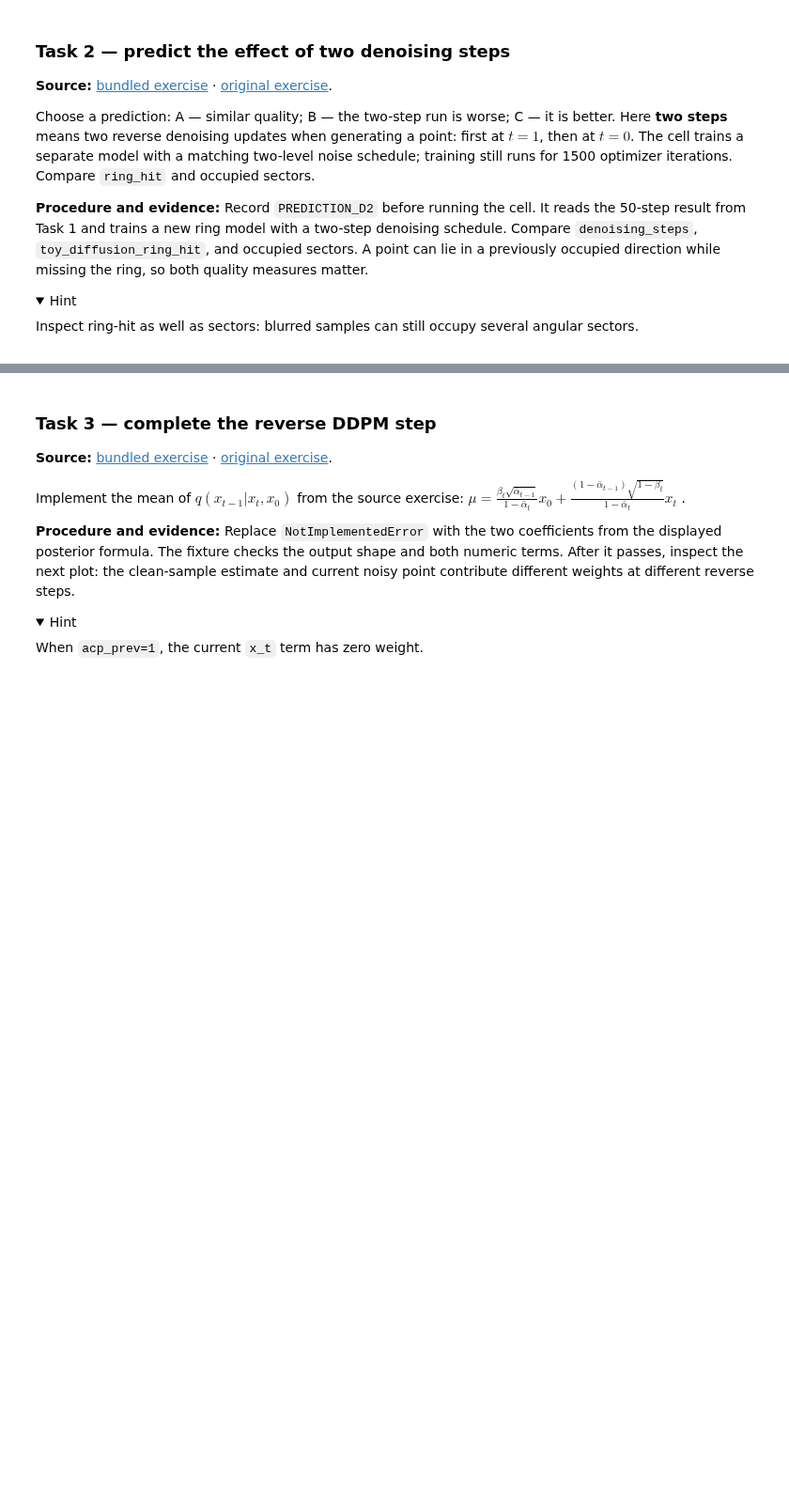
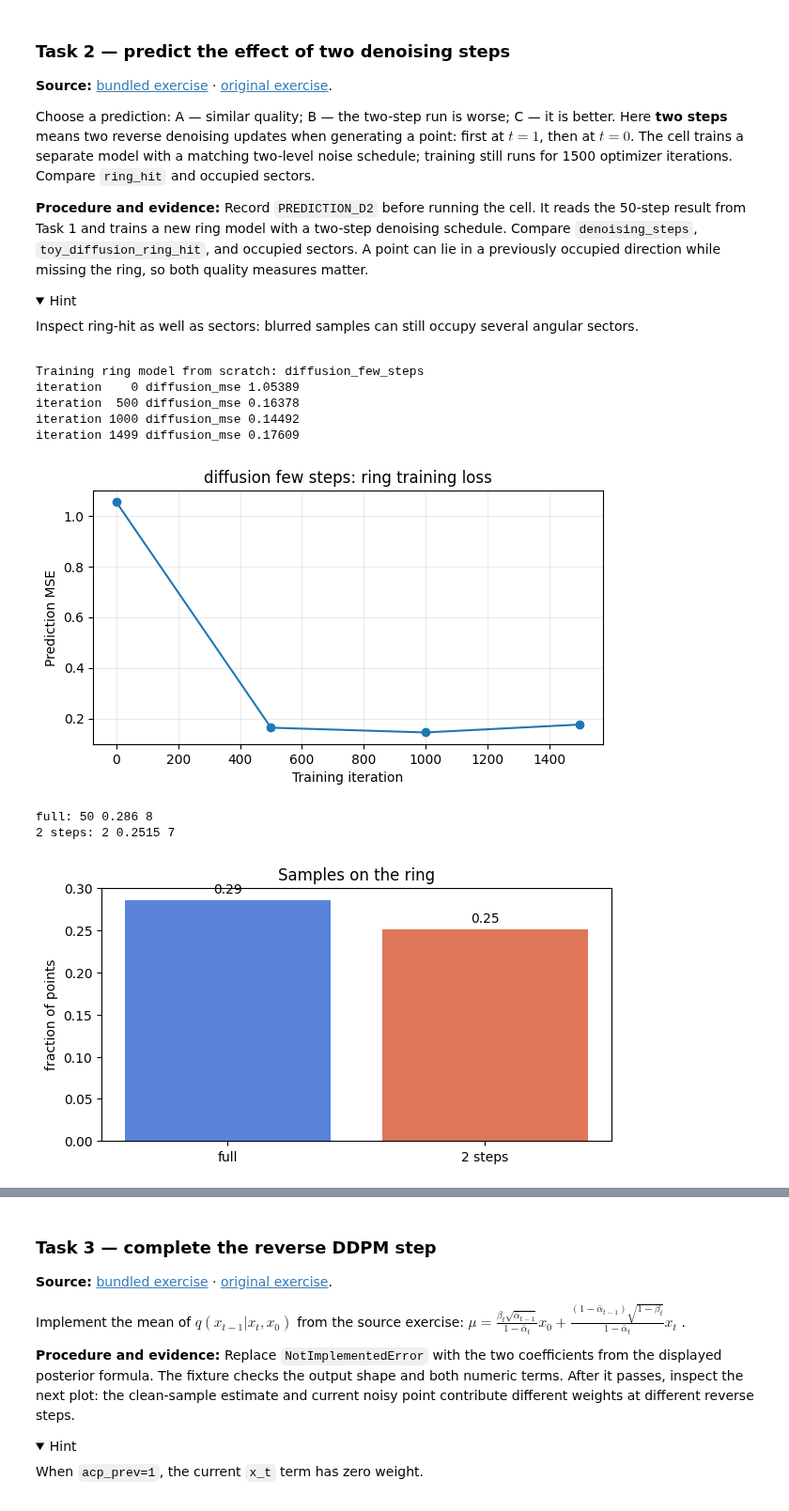
Before and after one commit to comprock15/multimodal-vla-course, a Jupyter notebook: 03-diffusion-policy-flow-matching/seminar_03_diffusion_flow_student.ipynb, the cells around one changed output, grey strips where cells are left out. Shown at 94% size. Cells and saved outputs as stored; diff of their text form; code cells hidden in the pictures; folded sections open; blank space fills up the shorter version.

```diff
--- a/03-diffusion-policy-flow-matching/seminar_03_diffusion_flow_student.ipynb
+++ b/03-diffusion-policy-flow-matching/seminar_03_diffusion_flow_student.ipynb
@@ -360,7 +375,7 @@ Inspect ring-hit as well as sectors: blurred samples can still occupy several an
 
 </details>
 # %%
-PREDICTION_D2 = None  # TODO
+PREDICTION_D2 = 'B'  # TODO
 assert PREDICTION_D2 in ('A','B','C'), 'Record your prediction first'
 folder = OUT / 'diffusion_few_steps'
 metric_path = folder / 'metrics.json'
@@ -371,33 +386,43 @@ else:
     folder.mkdir(parents=True, exist_ok=True)
     torch.manual_seed(0)
     gen = torch.Generator().manual_seed(0)
     training_ring = make_ring(gen)
     print('Training ring model from scratch:', folder.name, flush=True)
     schedule = make_schedule(2)
     model = TimeMLP(MODEL_DIM).to(DEVICE)
     optimizer = torch.optim.Adam(model.parameters(), lr=1e-3)
     checkpoints = []
     for iteration in range(TOY_ITERS):
         batch = torch.randint(TOY_POINTS, (256,), generator=gen)
         loss = diffusion_loss(model, training_ring[batch], schedule, gen)
         optimizer.zero_grad()
         loss.backward()
         optimizer.step()
         if iteration % 500 == 0 or iteration == TOY_ITERS - 1:
             checkpoints.append({'iteration': iteration, 'loss': float(loss.item())})
             print(f'iteration {iteration:4d} diffusion_mse {loss.item():.5f}', flush=True)
     samples = sample_diffusion(model, TOY_POINTS, schedule, gen)
     radius, hit, modes = ring_stats(samples)
     d_few = {'denoising_steps': 2, 'toy_diffusion_mean_radius': radius,
               'toy_diffusion_ring_hit': hit, 'toy_diffusion_modes_covered': modes,
               'toy_final_loss': float(loss.item())}
 
     (folder / 'training_history.json').write_text(json.dumps({'checkpoints': checkpoints}, indent=2) + '\n')
     metric_path.write_text(json.dumps(d_few, indent=2) + '\n')
 plot_training_history(folder)
 print('full:', d_full['denoising_steps'], d_full['toy_diffusion_ring_hit'], d_full['toy_diffusion_modes_covered'])
 print('2 steps:', d_few['denoising_steps'], d_few['toy_diffusion_ring_hit'], d_few['toy_diffusion_modes_covered'])
 metric_bars(['full','2 steps'], [d_full['toy_diffusion_ring_hit'], d_few['toy_diffusion_ring_hit']], 'Samples on the ring', 'fraction of points')
+# %% [output]
+Training ring model from scratch: diffusion_few_steps
+iteration    0 diffusion_mse 1.05389
+iteration  500 diffusion_mse 0.16378
+iteration 1000 diffusion_mse 0.14492
+iteration 1499 diffusion_mse 0.17609
+[figure, added]
+full: 50 0.286 8
+2 steps: 2 0.2515 7
+[figure, added]
 # %% [markdown]
 **Interpretation:** Why does a low training loss for the two-step model not prove that it samples well?
 
```
Also changed, not shown: parts of 27 cells of this notebook, 4 other files.
